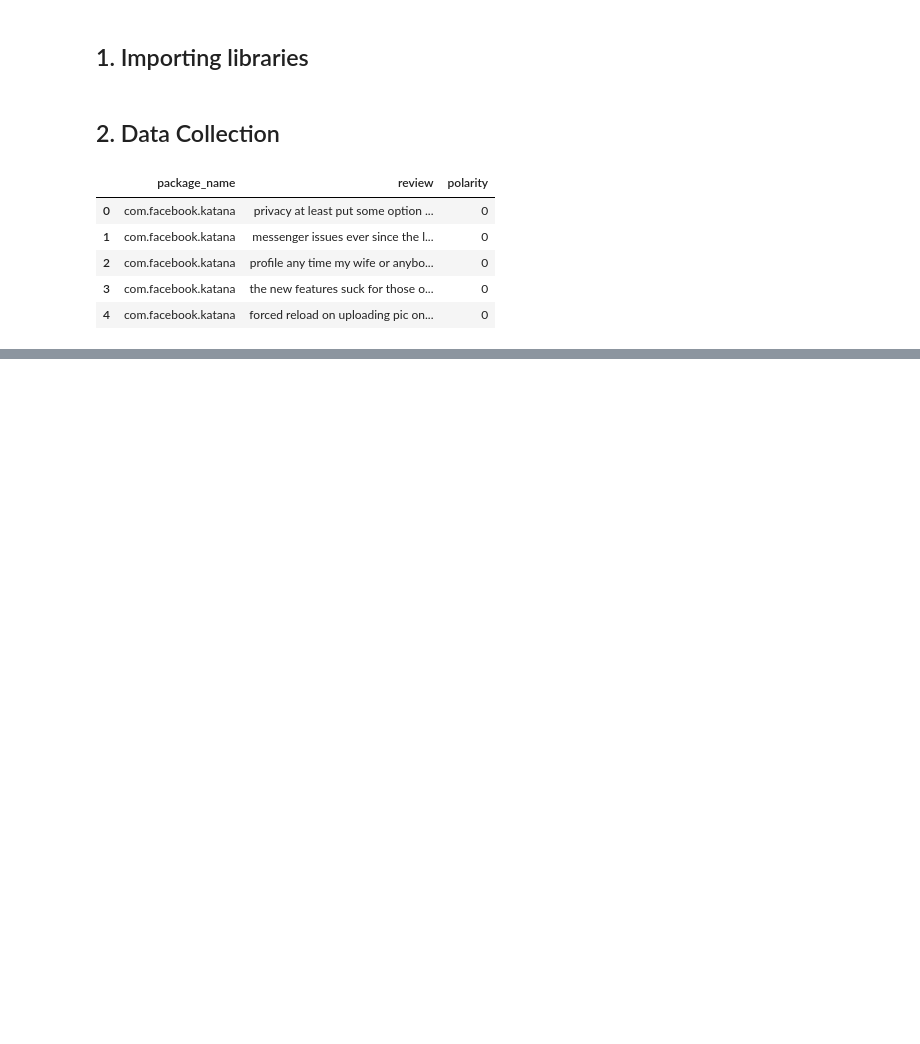
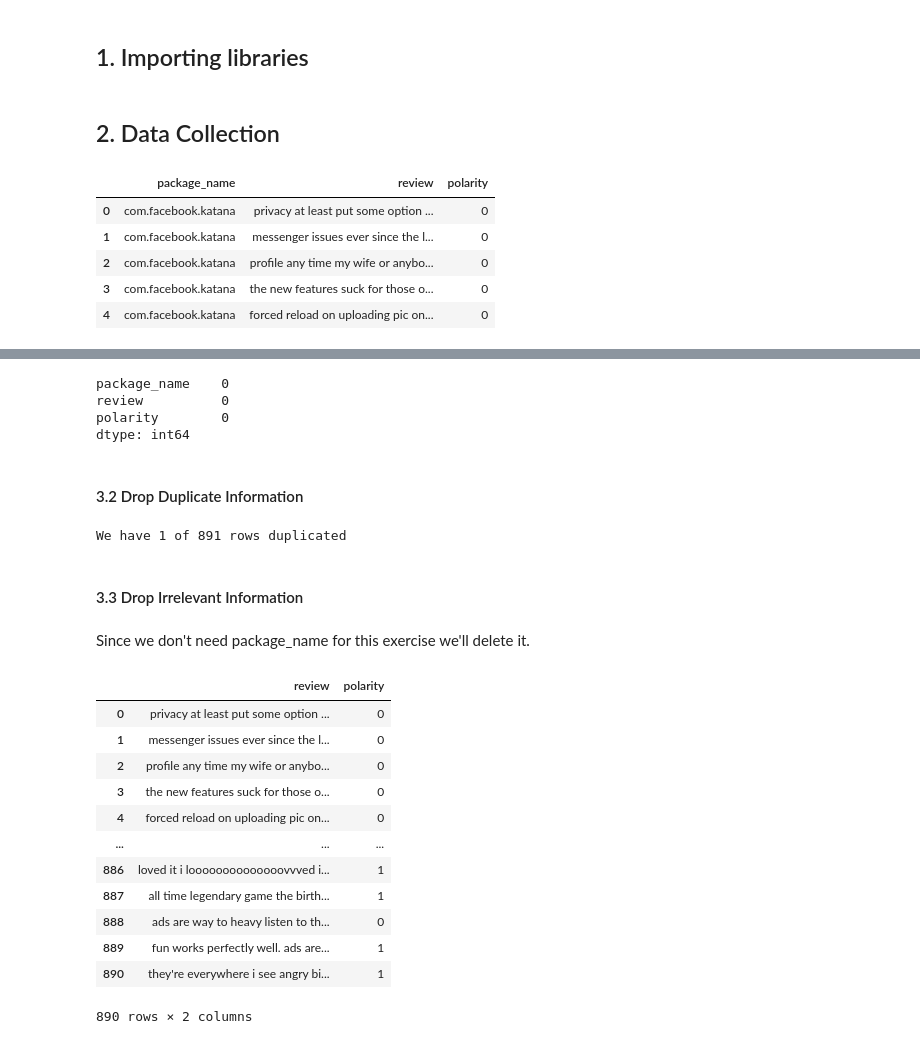
Before and after one commit to 4GeeksAcademy/danielpaez-dev-naive-bayees, a Jupyter notebook: src/explore.ipynb, the cells around one changed output, grey strips where cells are left out. Saved outputs shown, nothing was run; the diff lists cells and outputs as text; code cells hidden in the pictures; blank space fills up the shorter version.

```diff
--- a/src/explore.ipynb
+++ b/src/explore.ipynb
@@ -79,0 +67,36 @@ total_data.head()
+# %%
+total_data.isna().sum()
+# %% [output]
+package_name    0
+review          0
+polarity        0
+dtype: int64
+# %% [markdown]
+#### 3.2 Drop Duplicate Information <a id='c3-2'></a>
+# %%
+rows = total_data.shape[0]
+duplicated_rows = total_data.duplicated().sum()
+print(f'We have {duplicated_rows} of {rows} rows duplicated')
+total_data.drop_duplicates(inplace=True)
+# %% [output]
+We have 1 of 891 rows duplicated
+# %% [markdown]
+#### 3.3 Drop Irrelevant Information <a id='c3-3'></a>
+# %% [markdown]
+Since we don't need package_name for this exercise we'll delete it.
+# %%
+total_data.drop('package_name', axis=1)
+# %% [output]
+|  | review | polarity |
+| 0 | privacy at least put some option ... | 0 |
+| 1 | messenger issues ever since the l... | 0 |
+| 2 | profile any time my wife or anybo... | 0 |
+| 3 | the new features suck for those o... | 0 |
+| 4 | forced reload on uploading pic on... | 0 |
+| ... | ... | ... |
+| 886 | loved it i loooooooooooooovvved i... | 1 |
+| 887 | all time legendary game the birth... | 1 |
+| 888 | ads are way to heavy listen to th... | 0 |
+| 889 | fun works perfectly well. ads are... | 1 |
+| 890 | they're everywhere i see angry bi... | 1 |
+890 rows × 2 columns
```
Also changed, not shown: parts of 21 cells of this notebook, 1 other file.
